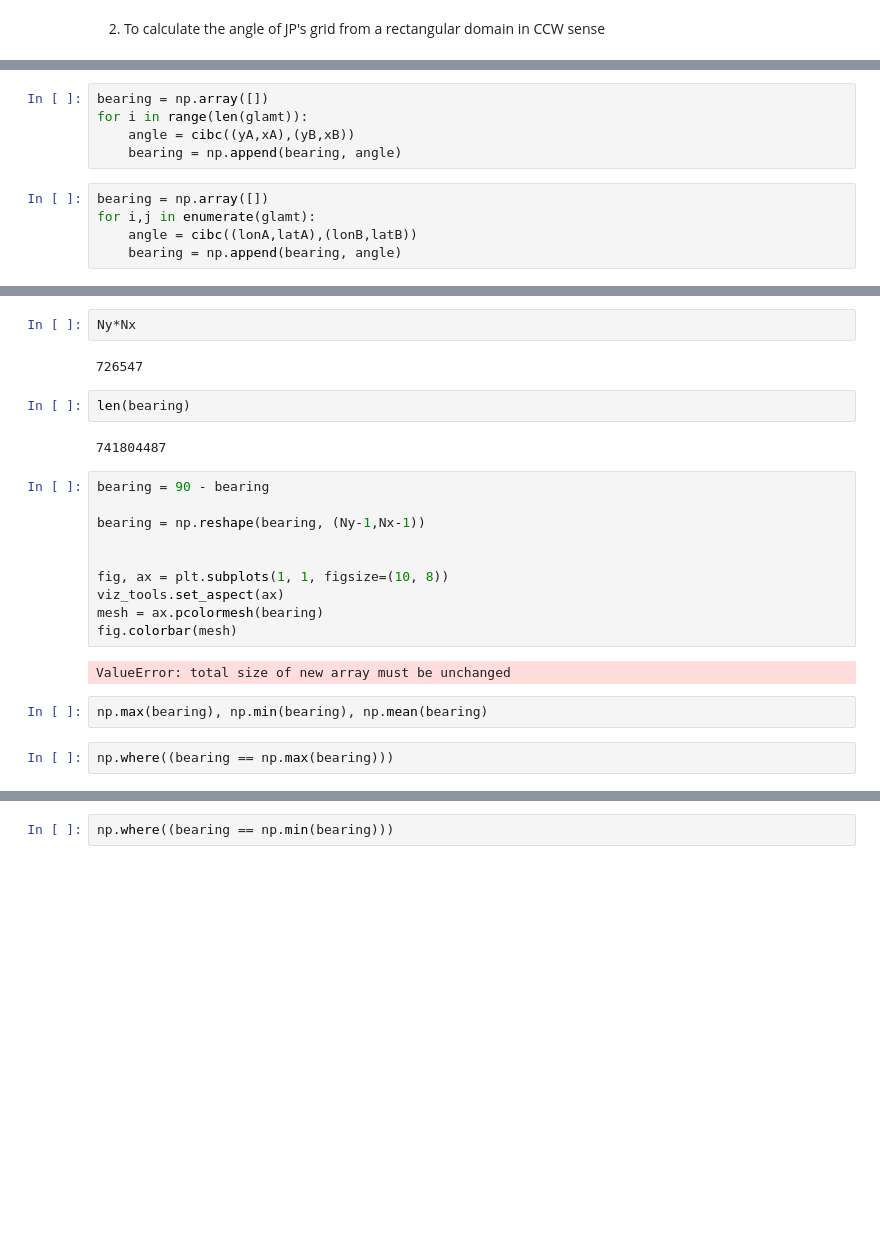
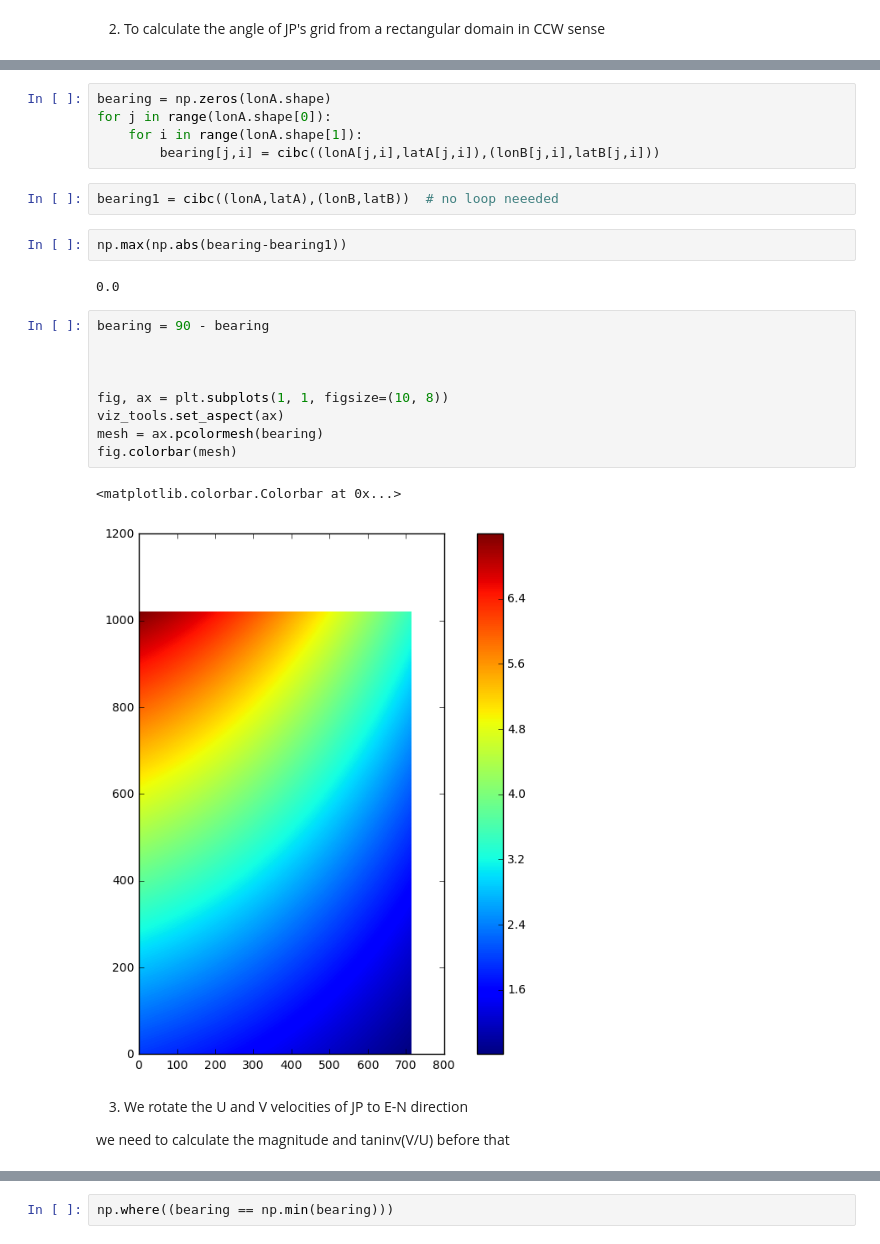
Before and after one commit to UBC-MOAD/wcvi, a Jupyter notebook: grid/Grid_transformation.ipynb, the cells around one changed output, grey strips where cells are left out. Cells and saved outputs as stored; diff of their text form; blank space fills up the shorter version.

Commit message:
Calculated the angle of JP's grid and on the way to rotate his velocities to East North

```diff
--- a/grid/Grid_transformation.ipynb
+++ b/grid/Grid_transformation.ipynb
@@ -159,10 +165,0 @@ lonA.shape
-# %%
-bearing = np.array([])
-for i in range(len(glamt)):
-    angle = cibc((yA,xA),(yB,xB))
-    bearing = np.append(bearing, angle)
-# %%
-bearing = np.array([])
-for i,j in enumerate(glamt):
-    angle = cibc((lonA,latA),(lonB,latB))
-    bearing = np.append(bearing, angle)
@@ -171,24 +166,28 @@ Ny,Nx = lonA.shape
-# %%
-Ny*Nx
-# %% [output]
-726547
-# %%
-len(bearing)
-# %% [output]
-741804487
+# %%
+bearing = np.zeros(lonA.shape)
+for j in range(lonA.shape[0]):
+    for i in range(lonA.shape[1]):
+        bearing[j,i] = cibc((lonA[j,i],latA[j,i]),(lonB[j,i],latB[j,i]))
+# %%
+bearing1 = cibc((lonA,latA),(lonB,latB))  # no loop neeeded
+# %%
+np.max(np.abs(bearing-bearing1))
+# %% [output]
+0.0
 # %%
 bearing = 90 - bearing
 
-bearing = np.reshape(bearing, (Ny-1,Nx-1))
 
 
 fig, ax = plt.subplots(1, 1, figsize=(10, 8))
 viz_tools.set_aspect(ax)
 mesh = ax.pcolormesh(bearing)
 fig.colorbar(mesh)
 # %% [output]
-ValueError: total size of new array must be unchanged
+<matplotlib.colorbar.Colorbar at 0x...>
+[figure, added]
-# %%
-np.max(bearing), np.min(bearing), np.mean(bearing)
-# %%
-np.where((bearing == np.max(bearing)))
+# %% [markdown]
+3) We rotate the U and V velocities of JP to E-N direction
+
+
+we need to calculate the magnitude and taninv(V/U) before that
```
Also changed, not shown: parts of 5 cells of this notebook.
